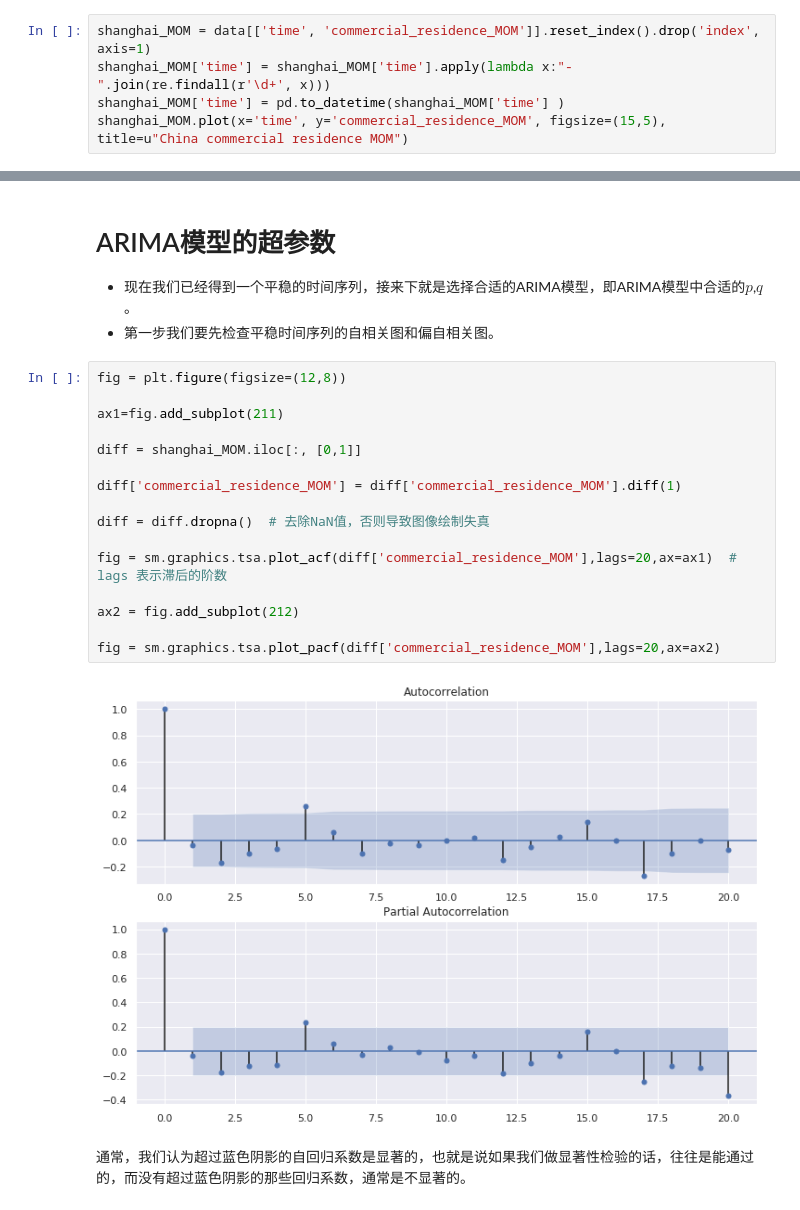
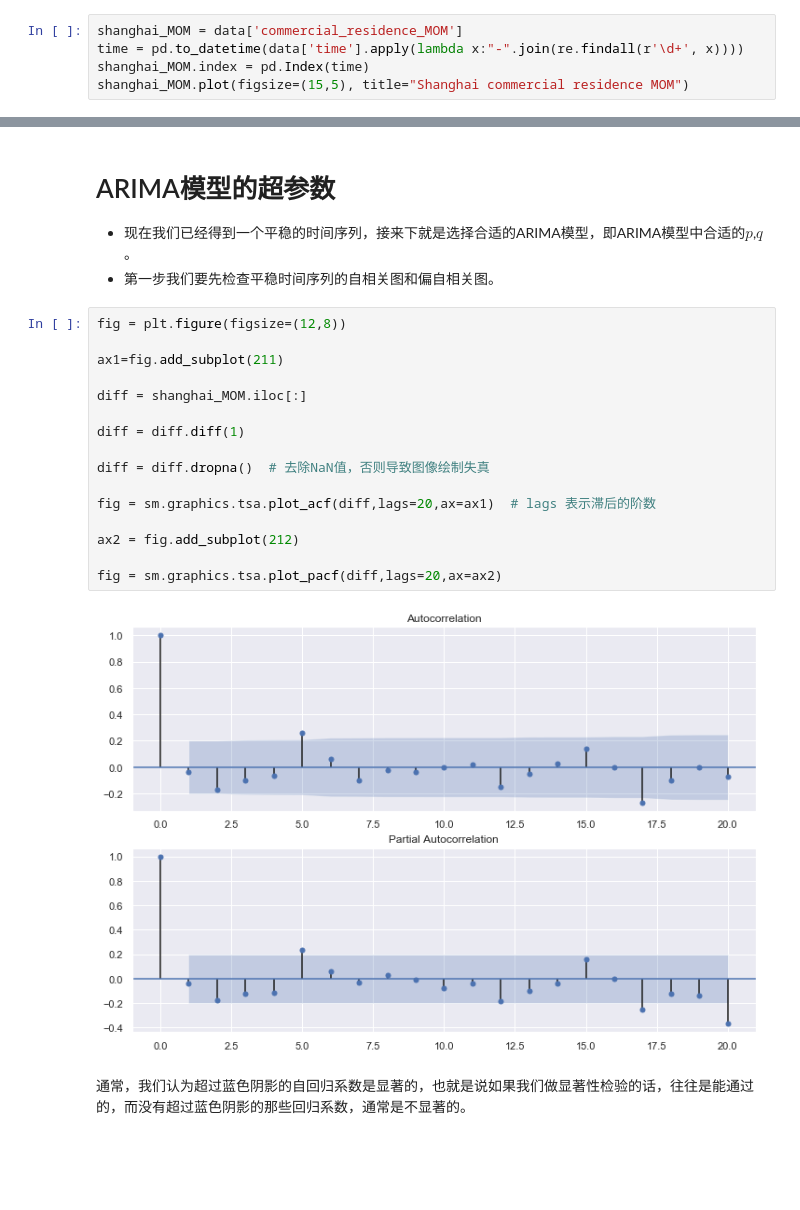
Before and after one commit to cherryMonth/machine_learning, a Jupyter notebook: house_price_with_ML/house_price_with_ML.ipynb, the cells around one changed output, grey strips where cells are left out. Cells and saved outputs as stored; diff of their text form; blank space fills up the shorter version.

```diff
--- a/house_price_with_ML/house_price_with_ML.ipynb
+++ b/house_price_with_ML/house_price_with_ML.ipynb
@@ -37,9 +37,9 @@ data
 
 - 所谓平稳就是围绕着一个常数上下波动，但是初始序列的图像很明显不平稳
 # %%
-shanghai_MOM = data[['time', 'commercial_residence_MOM']].reset_index().drop('index', axis=1)
-shanghai_MOM['time'] = shanghai_MOM['time'].apply(lambda x:"-".join(re.findall(r'\d+', x)))
-shanghai_MOM['time'] = pd.to_datetime(shanghai_MOM['time'] )
-shanghai_MOM.plot(x='time', y='commercial_residence_MOM', figsize=(15,5), title=u"China commercial residence MOM")
+shanghai_MOM = data['commercial_residence_MOM']
+time = pd.to_datetime(data['time'].apply(lambda x:"-".join(re.findall(r'\d+', x))))
+shanghai_MOM.index = pd.Index(time)
+shanghai_MOM.plot(figsize=(15,5), title="Shanghai commercial residence MOM")
 # %% [output]
 <matplotlib.axes._subplots.AxesSubplot at 0x...>
@@ -79,21 +79,21 @@ tmp.plot(x='time', y='commercial_residence_MOM', figsize=(15,5), title=u"China c
 # %%
 fig = plt.figure(figsize=(12,8))
 
 ax1=fig.add_subplot(211)
 
-diff = shanghai_MOM.iloc[:, [0,1]]
+diff = shanghai_MOM.iloc[:]
 
-diff['commercial_residence_MOM'] = diff['commercial_residence_MOM'].diff(1)
+diff = diff.diff(1)
 
 diff = diff.dropna()  # 去除NaN值，否则导致图像绘制失真
 
-fig = sm.graphics.tsa.plot_acf(diff['commercial_residence_MOM'],lags=20,ax=ax1)  # lags 表示滞后的阶数
+fig = sm.graphics.tsa.plot_acf(diff,lags=20,ax=ax1)  # lags 表示滞后的阶数
 
 ax2 = fig.add_subplot(212)
 
-fig = sm.graphics.tsa.plot_pacf(diff['commercial_residence_MOM'],lags=20,ax=ax2)
+fig = sm.graphics.tsa.plot_pacf(diff,lags=20,ax=ax2)
 # %% [output]
-[figure, old version]
+[figure, new version]
 # %% [markdown]
 通常，我们认为超过蓝色阴影的自回归系数是显著的，也就是说如果我们做显著性检验的话，往往是能通过的，而没有超过蓝色阴影的那些回归系数，通常是不显著的。
 # %%
```
Also changed, not shown: parts of 12 cells of this notebook.
